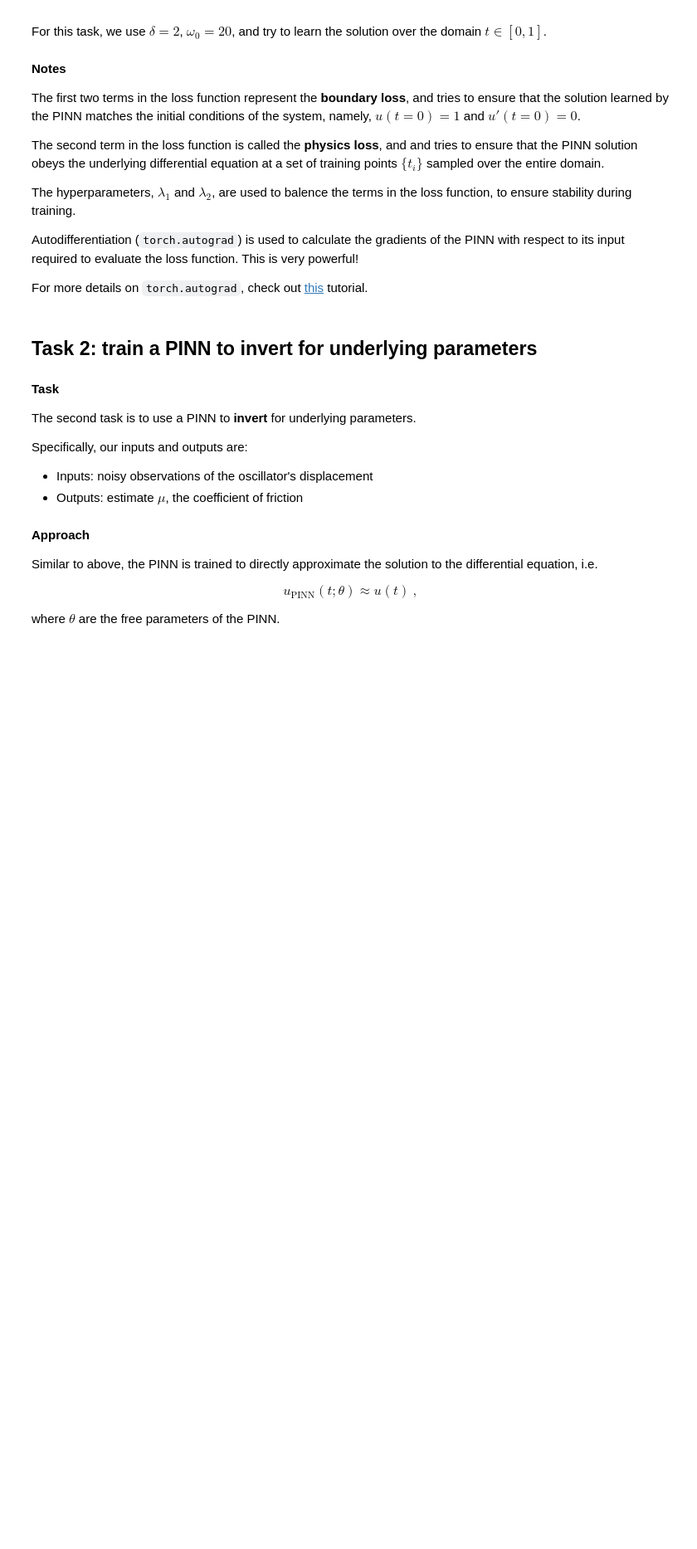
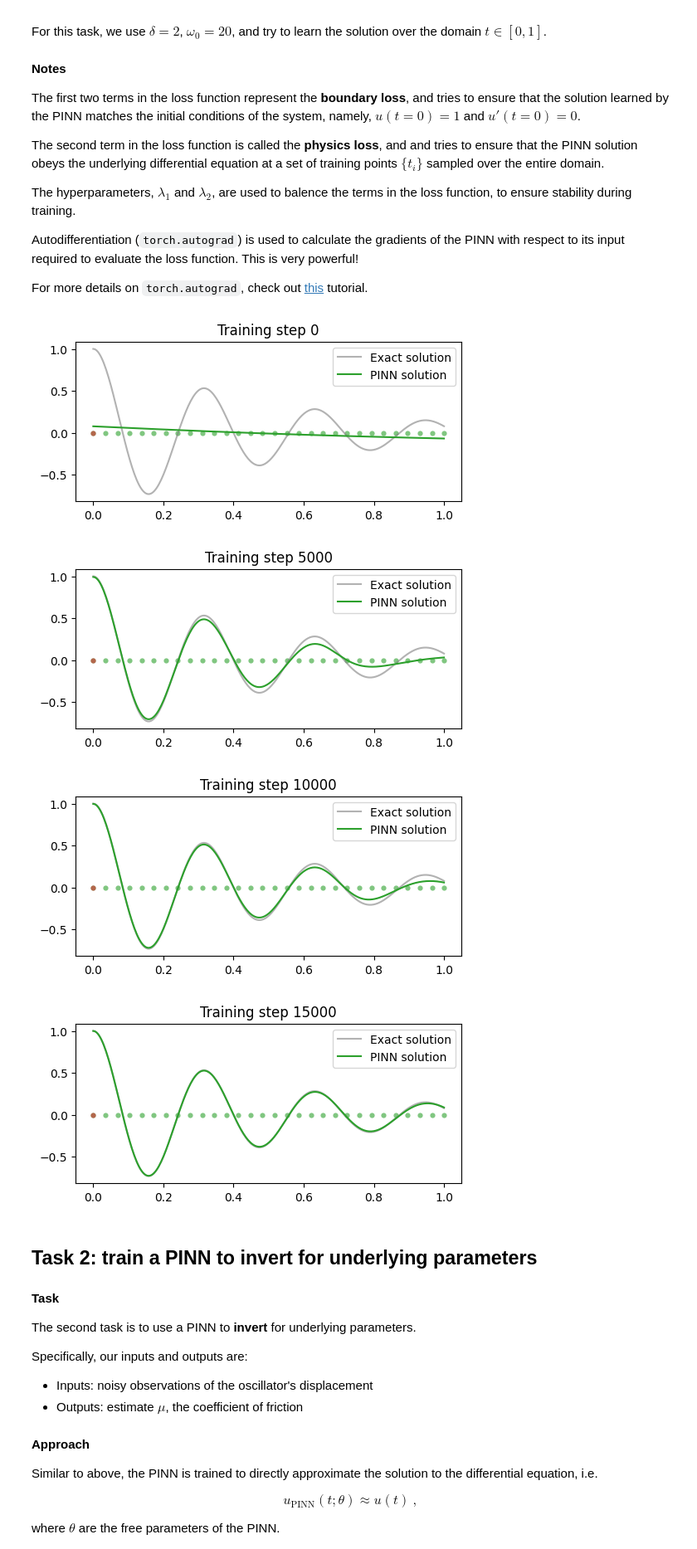
Before and after one commit to Ezequielnz/harmonic-oscillator-pinn-workshop, a Jupyter notebook: PINN_intro_workshop_student.ipynb, the cells around one changed output. Shown at 83% size. Drawn from its saved outputs; the diff is of its cells as text; code cells hidden in the pictures; blank space fills up the shorter version.

```diff
--- a/PINN_intro_workshop_student.ipynb
+++ b/PINN_intro_workshop_student.ipynb
@@ -184,7 +184,7 @@ t_boundary = torch.tensor(0.).view(-1, 1).requires_grad_(True)
 
 # define training points over the entire domain, for the physics loss
 # TODO: write code here
-t_physics = torch.linespace(0, 1, 30).view(-1, 1).requires_grad_(True)
+t_physics = torch.linspace(0, 1, 30).view(-1, 1).requires_grad_(True)
 
 # train the PINN
 d, w0 = 2, 20
@@ -203,47 +203,57 @@ for i in range(15001):
     # TODO: write code here
     #1.1. Posición inicial u(t=0) = 1
     u_boundary = pinn(t_boundary)
-    loss1 = (torch.sequeenze(u_boundary) - 1)**2
+    loss1 = (torch.squeeze(u_boundary) - 1)**2
 
     #1.2. Velocidad inicial u'(t=0) = 0
     dudt_boundary = torch.autograd.grad(u_boundary, t_boundary, torch.ones_like(u_boundary), create_graph=True)[0]
-    loss2 = (torch.sequeenze(dudt_boundary) - 0)**2
+    loss2 = (torch.squeeze(dudt_boundary) - 0)**2
 
     # compute physics loss
     # TODO: write code here
     # 2.1. Evaluar la red en todos los puntos del dominio temporal
     u_physics = pinn(t_physics)
 
     # 2.2. Calcular la primera derivada (velocidad)
-    dudt_physics = torch.autograd.grad(u_physics, t_physics, torch.ones_like(u_boundary), create_graph=True)[0]
+    dudt_physics = torch.autograd.grad(u_physics, t_physics, torch.ones_like(u_physics), create_graph=True)[0]
 
     # 2.3. Calcular la segunda derivada (aceleración)
-    d2udt2_physics = torch.autograd.grad(dudt_physics, t_physics, torch.ones_like(u_boundary), create_graph=True)[0]
+    d2udt2_physics = torch.autograd.grad(dudt_physics, t_physics, torch.ones_like(dudt_physics), create_graph=True)[0]
 
     # 2.4. Calcular el residuo de la física (Error promedio de la ecuación de Newton)
-    loss3 = torch.mean((d2dut2 + mu*dudt_physics + k*u_physics)**2)
+    loss3 = torch.mean((d2udt2_physics + mu*dudt_physics + k*u_physics)**2)
 
 
     # backpropagate joint loss, take optimiser step
     # TODO: write code here
+    # 3.1. Sumar las pérdidas usando los hiperparámetros
+    loss = loss1 + lambda1*loss2 + lambda2*loss3
 
+    # 3.2. Calcular los gradientes de la red respecto a la pérdida total
+    loss.backward()
 
-
+    # 3.3. Dar un paso con el optimizador para ajustar los pesos de la red
+    optimiser.step()
 
     # plot the result as training progresses
     if i % 5000 == 0:
         #print(u.abs().mean().item(), dudt.abs().mean().item(), d2udt2.abs().mean().item())
         u = pinn(t_test).detach()
         plt.figure(figsize=(6,2.5))
         plt.scatter(t_physics.detach()[:,0],
                     torch.zeros_like(t_physics)[:,0], s=20, lw=0, color="tab:green", alpha=0.6)
         plt.scatter(t_boundary.detach()[:,0],
                     torch.zeros_like(t_boundary)[:,0], s=20, lw=0, color="tab:red", alpha=0.6)
         plt.plot(t_test[:,0], u_exact[:,0], label="Exact solution", color="tab:grey", alpha=0.6)
         plt.plot(t_test[:,0], u[:,0], label="PINN solution", color="tab:green")
         plt.title(f"Training step {i}")
         plt.legend()
         plt.show()
+# %% [output]
+[figure, added]
+[figure, added]
+[figure, added]
+[figure, added]
 # %% [markdown]
 ## Task 2: train a PINN to invert for underlying parameters
 
```
